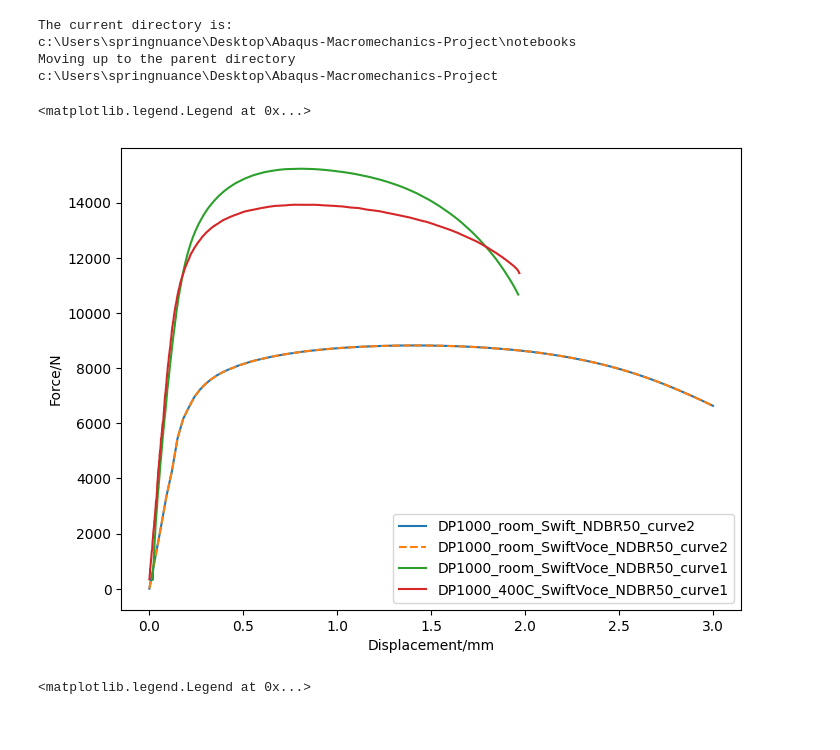
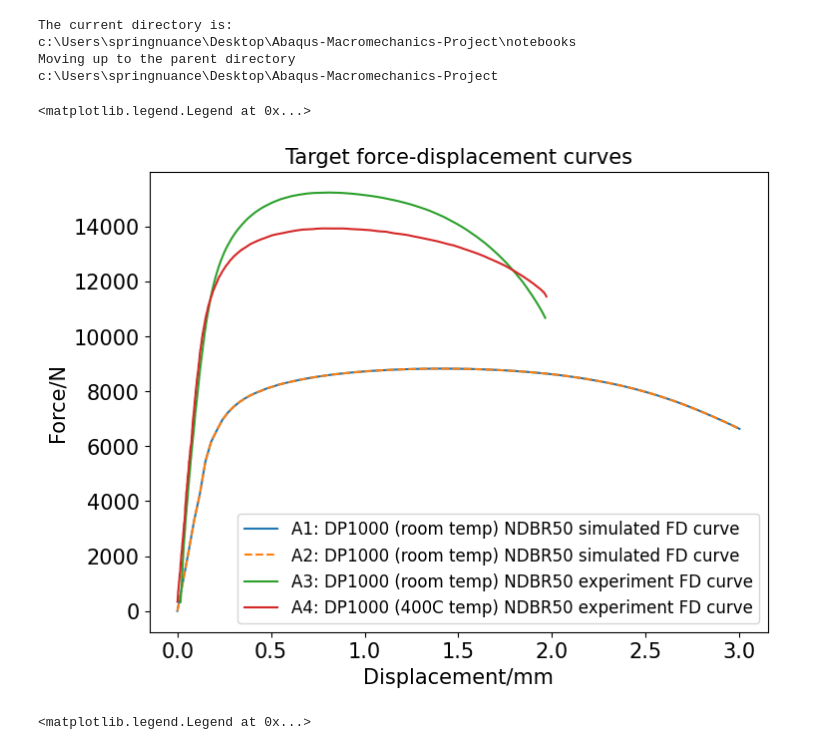
Before and after one commit to VedantZope/Abaqus-Macromechanics, a Jupyter notebook: notebooks/plot_target_curve.ipynb, the cells around one changed output. Saved outputs shown, nothing was run; the diff lists cells and outputs as text; code cells hidden in the pictures.

```diff
--- a/notebooks/plot_target_curve.ipynb
+++ b/notebooks/plot_target_curve.ipynb
@@ -22,28 +22,32 @@ c:\Users\springnuance\Desktop\Abaqus-Macromechanics-Project
 # %%
 targetPathCurve1 = "SOO_targets/DP1000_room_Swift_NDBR50_curve2/FD_Curve.csv"
 targetPathCurve2 = "SOO_targets/DP1000_room_SwiftVoce_NDBR50_curve2/FD_Curve.csv"
 targetPathCurve3 = "SOO_targets/DP1000_room_SwiftVoce_NDBR50_curve1/FD_Curve.csv"
 targetPathCurve4 = "SOO_targets/DP1000_400C_SwiftVoce_NDBR50_curve1/FD_Curve.csv"
 
 # Plot all target curves
 targetCurve1 = pd.read_csv(targetPathCurve1)
 targetCurve2 = pd.read_csv(targetPathCurve2)
 targetCurve3 = pd.read_csv(targetPathCurve3)
 targetCurve4 = pd.read_csv(targetPathCurve4)
 
+fontsize=15
 # Plot all target curves
 plt.figure(figsize=(8,6))
 # line type is --
-plt.plot(targetCurve1['displacement/mm'], targetCurve1['force/N'], label='DP1000_room_Swift_NDBR50_curve2')
-plt.plot(targetCurve2['displacement/mm'], targetCurve2['force/N'], label='DP1000_room_SwiftVoce_NDBR50_curve2', linestyle='--')
-plt.plot(targetCurve3['displacement/mm'], targetCurve3['force/N'], label='DP1000_room_SwiftVoce_NDBR50_curve1')
-plt.plot(targetCurve4['displacement/mm'], targetCurve4['force/N'], label='DP1000_400C_SwiftVoce_NDBR50_curve1')
-plt.xlabel('Displacement/mm')
-plt.ylabel('Force/N')
-plt.legend()
+plt.plot(targetCurve1['displacement/mm'], targetCurve1['force/N'], label='A1: DP1000 (room temp) NDBR50 simulated FD curve')
+plt.plot(targetCurve2['displacement/mm'], targetCurve2['force/N'], label='A2: DP1000 (room temp) NDBR50 simulated FD curve', linestyle='--')
+plt.plot(targetCurve3['displacement/mm'], targetCurve3['force/N'], label='A3: DP1000 (room temp) NDBR50 experiment FD curve')
+plt.plot(targetCurve4['displacement/mm'], targetCurve4['force/N'], label='A4: DP1000 (400C temp) NDBR50 experiment FD curve')
+plt.title('Target force-displacement curves', fontsize=fontsize)
+plt.xlabel('Displacement/mm',fontsize=fontsize)
+plt.ylabel('Force/N', fontsize=fontsize)
+plt.xticks(fontsize=fontsize)
+plt.yticks(fontsize=fontsize)
+plt.legend(fontsize=fontsize-3)
 # %% [output]
 <matplotlib.legend.Legend at 0x...>
-[figure, old version]
+[figure, new version]
 # %%
 from modules.helper import *
 
```
Also changed, not shown: 19 other files.
